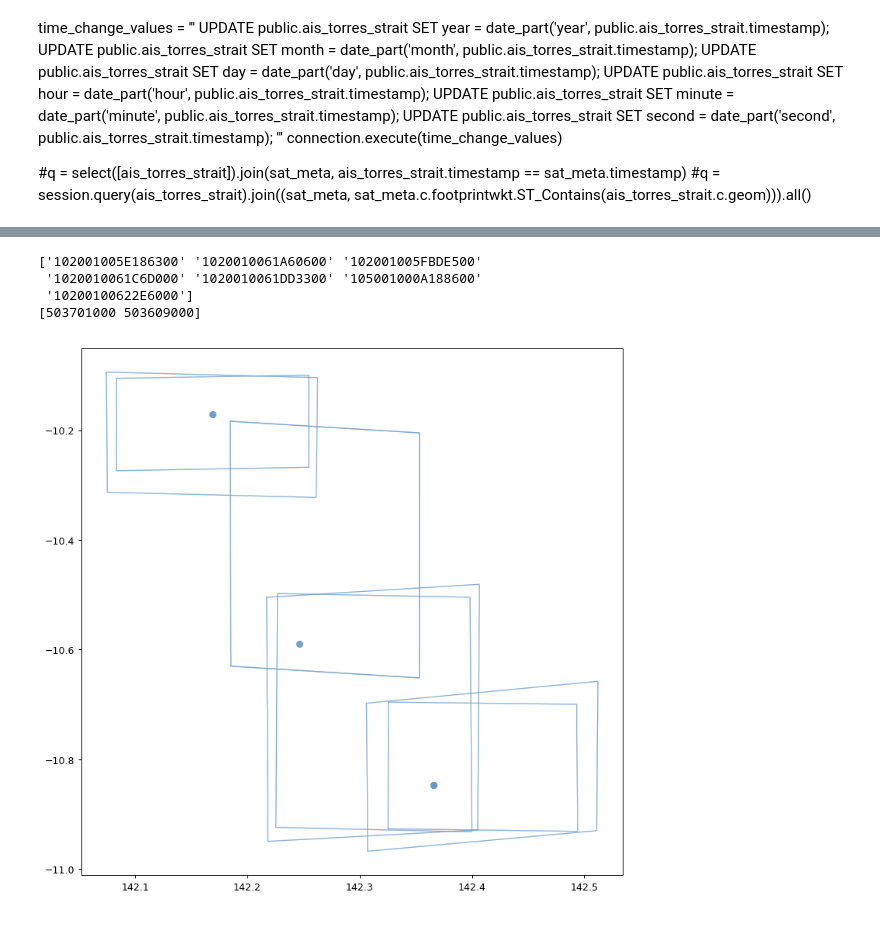
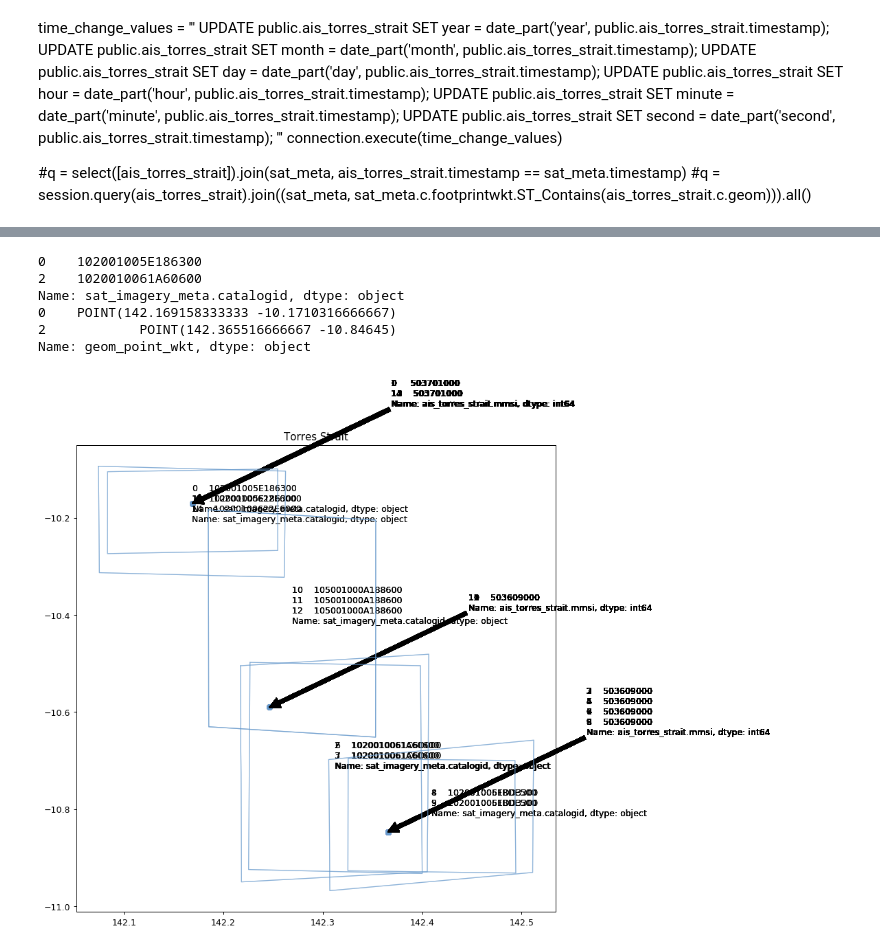
Before and after one commit to DSSG-EUROPE/wef_oceans, a Jupyter notebook: gbdx_ais_intersection.ipynb, the cells around one changed output, grey strips where cells are left out. Cells and saved outputs as stored; diff of their text form; code cells hidden in the pictures.

```diff
--- a/gbdx_ais_intersection.ipynb
+++ b/gbdx_ais_intersection.ipynb
@@ -226,0 +204,8 @@ print(results_df)
+# %%
+#Get time differences between both AIS and GBDX
+results_df['delta_timestamp'] = (results_df['ais_torres_strait.timestamp']  - results_df['sat_imagery_meta.timestamp']).astype('timedelta64[m]')
+#print(results_df.describe())
+
+#Select only uniques (some docked ships)
+results_df_unique = results_df.drop_duplicates(['ais_torres_strait.mmsi'])
+results_df_unique
@@ -227,10 +217,15 @@ print(results_df)
 # %%
 #Get ID's for GBDX images
-print(results_df['sat_imagery_meta.catalogid'].unique())
+unique_imgs = results_df_unique["sat_imagery_meta.catalogid"]
+#unique_imgs = results_df['sat_imagery_meta.catalogid'].unique
+print(unique_imgs)
 #Get number of vessels in AIS data
-print(results_df['ais_torres_strait.mmsi'].unique())
+unique_points = results_df_unique['geom_point_wkt']
+print(unique_points)
 # %% [output]
-['102001005E186300' '1020010061A60600' '102001005FBDE500'
- '1020010061C6D000' '1020010061DD3300' '105001000A188600'
- '10200100622E6000']
-[503701000 503609000]
+0    102001005E186300
+2    1020010061A60600
+Name: sat_imagery_meta.catalogid, dtype: object
+0    POINT(142.169158333333 -10.1710316666667)
+2            POINT(142.365516666667 -10.84645)
+Name: geom_point_wkt, dtype: object
@@ -237,29 +256,43 @@ print(results_df['ais_torres_strait.mmsi'].unique())
 # %%
 #Graph satellite imagery footprints and vessels
 
 fig = plt.figure(1, figsize=(10,10), dpi=90)
 ax = fig.add_subplot(111)
 #ax.plot(x, y, color='red', alpha=0.7,
 #    linewidth=3, solid_capstyle='round', zorder=2)
-#ax.set_title('Torres Strait')
-
+ax.set_title('Torres Strait')
 #Add tiles to the Torres Strait
 for tile in results_df['geom_polygon_wkt']:
     spatial_wkt = sp.wkt.loads(tile)
     for poly in spatial_wkt:
         x,y = poly.exterior.xy
+        x_c, y_c = np.array(spatial_wkt.centroid.coords.xy)[0], np.array(spatial_wkt.centroid.coords.xy)[1]
         fig = plt.figure(1, figsize=(5,5), dpi=90)
         ax = fig.add_subplot(111)
-        ax.plot(x, y, color='#6699cc', alpha=0.5, linewidth=1, solid_capstyle='round', zorder=2)
+        ax.plot(x, y, color='#6699cc', alpha=0.5, linewidth=1, solid_capstyle='round', zorder=50)
+        ax.text(x_c, y_c, results_df['sat_imagery_meta.catalogid'][results_df['geom_polygon_wkt'] == tile])
 
-for point in results_df['geom_point_wkt']:
-    spatial_wkt = sp.wkt.loads(point)
-    x,y = spatial_wkt.x, spatial_wkt.y
-    fig = plt.figure(1, figsize=(5,5), dpi=90)
-    ax = fig.add_subplot(111)
-    ax.scatter(x, y, color='#6699cc', alpha=0.5, marker="o", zorder=2)
+
+    for point in results_df['geom_point_wkt']:
+        spatial_wkt = sp.wkt.loads(point)
+        x,y = spatial_wkt.x, spatial_wkt.y
+        fig = plt.figure(1, figsize=(5,5), dpi=90)
+        ax = fig.add_subplot(111)
+        ax.scatter(x, y, color='#6699cc', alpha=0.5, marker="o", zorder=1)
+        ax.annotate(results_df['ais_torres_strait.mmsi'][results_df['geom_point_wkt'] == point], xy=(x, y), xytext=(x+0.2, y+0.2),
+            arrowprops=dict(facecolor='black', shrink=100))
+
+    for buffer in unique_points_buffers_proj:
+        spatial_wkt = sp.wkt.loads(buffer)
+        x,y = spatial_wkt.exterior.xy
+        fig = plt.figure(1, figsize=(5,5), dpi=90)
+        ax = fig.add_subplot(111)
+        ax.plot(x, y, color='red', alpha=0.5, linewidth=1, solid_capstyle='round', zorder=0)
+
+
+#results_df[['sat_imagery_meta.catalogid', 'ais_torres_strait.mmsi']]
 # %% [output]
-[figure, old version]
+[figure, new version]
 # %%
 #Open a session using the Authentication files (~/.gbdx-config)
 gbdx = gbdx_auth.get_session()
```
Also changed, not shown: parts of 20 cells of this notebook, 1 other file.
